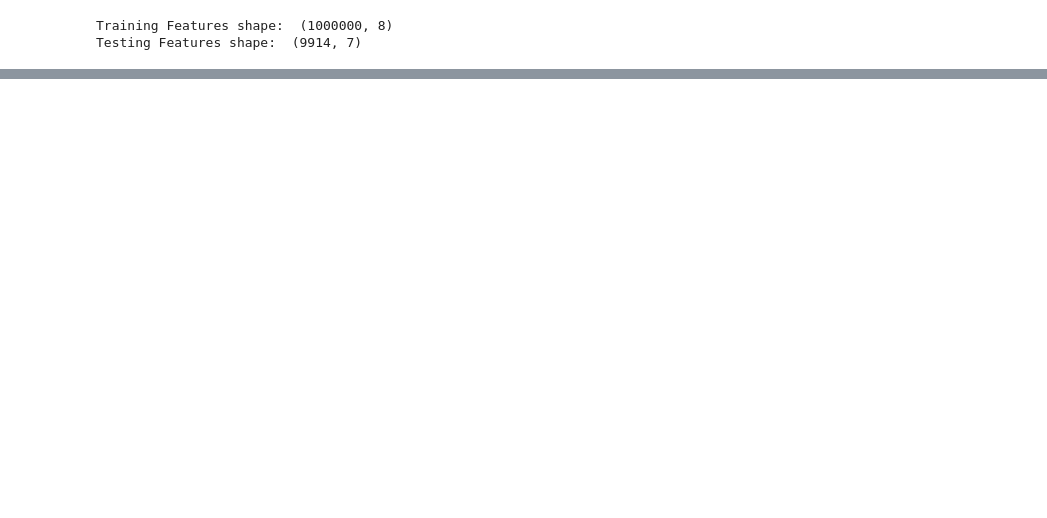
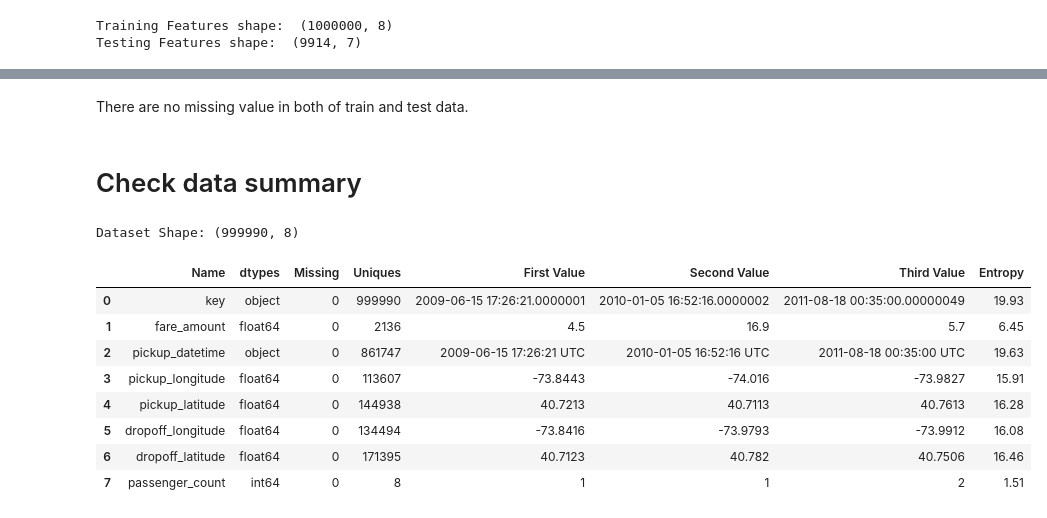
Before and after one commit to shima2920/Kaggle, a Jupyter notebook: New_York_City_Taxi_Fare_Prediction.ipynb, the cells around one changed output, grey strips where cells are left out. Cells and saved outputs as stored; diff of their text form; code cells hidden in the pictures; blank space fills up the shorter version.

```diff
--- a/New_York_City_Taxi_Fare_Prediction.ipynb
+++ b/New_York_City_Taxi_Fare_Prediction.ipynb
@@ -128,0 +179,35 @@ Testing Features shape:  (9914, 7)
+# %% [markdown]
+There are no missing value in both of train and test data.
+# %% [markdown]
+# Check data summary
+# %%
+from scipy import stats
+def resumetable(df):
+    print(f"Dataset Shape: {df.shape}")
+    summary = pd.DataFrame(df.dtypes,columns=['dtypes'])
+    summary = summary.reset_index()
+    summary['Name'] = summary['index']
+    summary = summary[['Name','dtypes']]
+    summary['Missing'] = df.isnull().sum().values
+    summary['Uniques'] = df.nunique().values
+    summary['First Value'] = df.loc[0].values
+    summary['Second Value'] = df.loc[1].values
+    summary['Third Value'] = df.loc[2].values
+
+    for name in summary['Name'].value_counts().index:
+        summary.loc[summary['Name'] == name, 'Entropy'] = round(stats.entropy(df[name].value_counts(normalize=True), base=2),2)
+
+    return summary
+
+resumetable(train)[:25]
+# %% [output]
+Dataset Shape: (999990, 8)
+|  | Name | dtypes | Missing | Uniques | First Value | Second Value | Third Value | Entropy |
+| 0 | key | object | 0 | 999990 | 2009-06-15 17:26:21.0000001 | 2010-01-05 16:52:16.0000002 | 2011-08-18 00:35:00.00000049 | 19.93 |
+| 1 | fare_amount | float64 | 0 | 2136 | 4.5 | 16.9 | 5.7 | 6.45 |
+| 2 | pickup_datetime | object | 0 | 861747 | 2009-06-15 17:26:21 UTC | 2010-01-05 16:52:16 UTC | 2011-08-18 00:35:00 UTC | 19.63 |
+| 3 | pickup_longitude | float64 | 0 | 113607 | -73.8443 | -74.016 | -73.9827 | 15.91 |
+| 4 | pickup_latitude | float64 | 0 | 144938 | 40.7213 | 40.7113 | 40.7613 | 16.28 |
+| 5 | dropoff_longitude | float64 | 0 | 134494 | -73.8416 | -73.9793 | -73.9912 | 16.08 |
+| 6 | dropoff_latitude | float64 | 0 | 171395 | 40.7123 | 40.782 | 40.7506 | 16.46 |
+| 7 | passenger_count | int64 | 0 | 8 | 1 | 1 | 2 | 1.51 |
```
Also changed, not shown: parts of 20 cells of this notebook.
